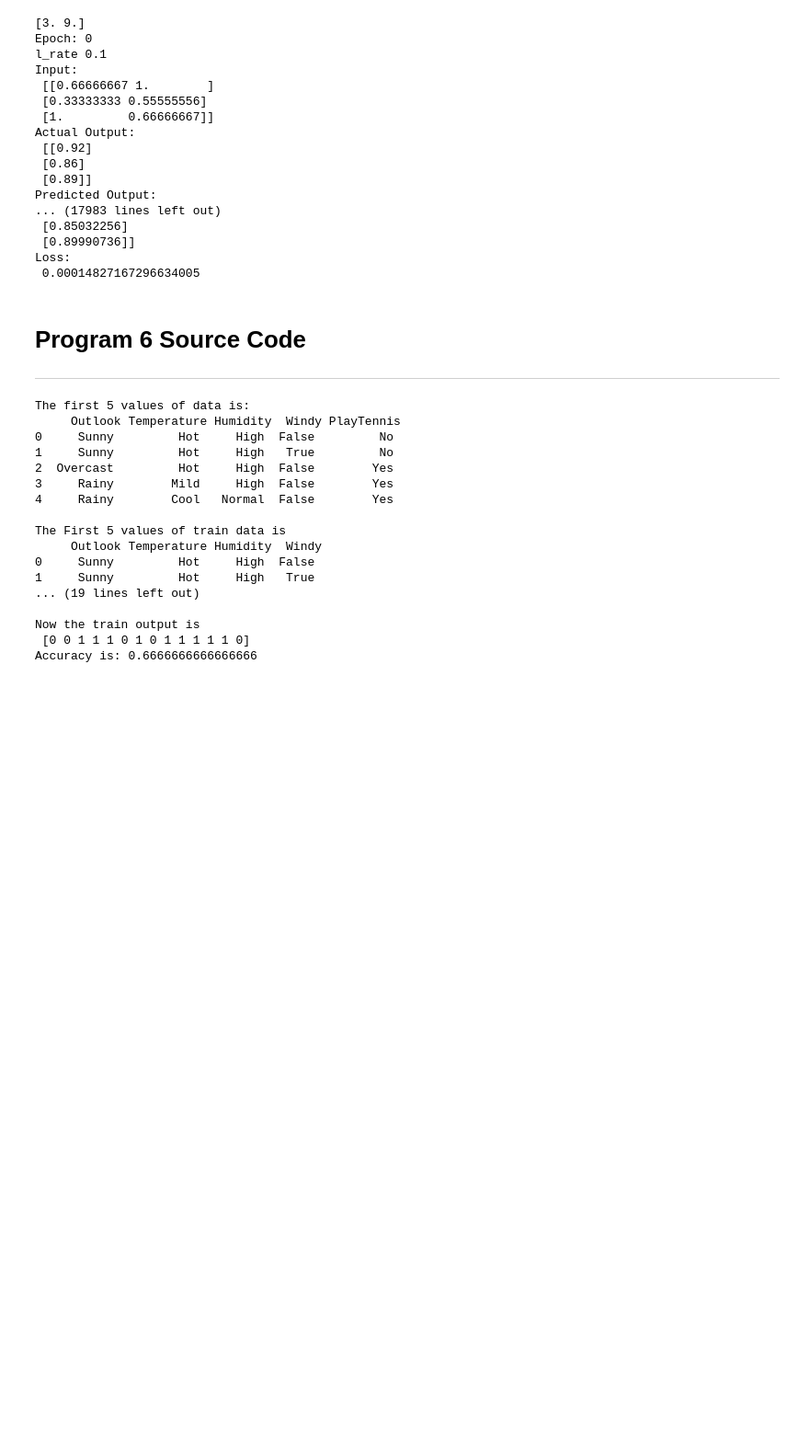
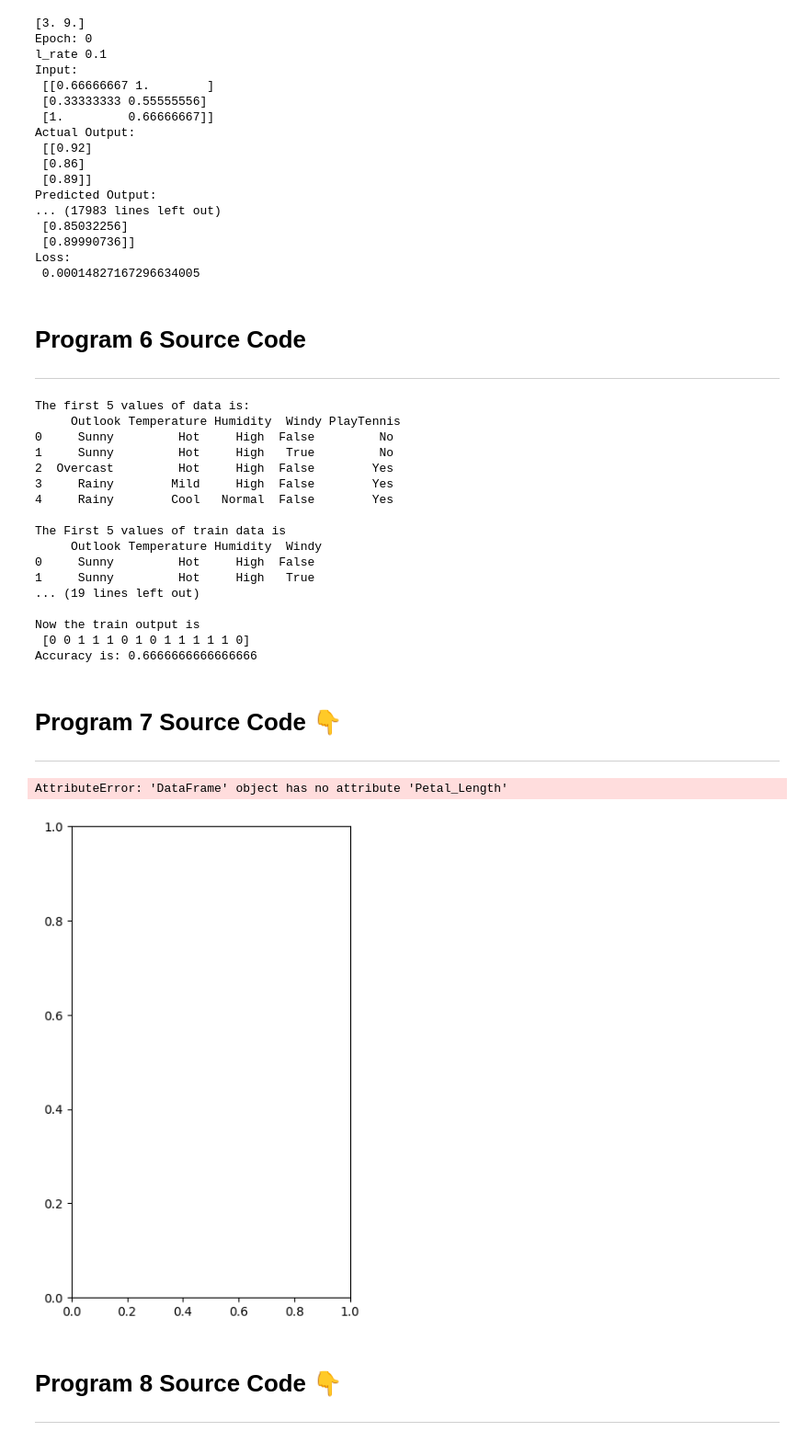
Before and after one commit to Younus-Saberi/LabPrograms, a Jupyter notebook: AIML-Lab/pro1.ipynb, the cells around one changed output. Shown at 92% size. Cells and saved outputs as stored; diff of their text form; code cells hidden in the pictures; blank space fills up the shorter version.

Commit message:
added new programs

```diff
--- a/AIML-Lab/pro1.ipynb
+++ b/AIML-Lab/pro1.ipynb
@@ -282,3 +282,68 @@ The First 5 values of train data is
 Now the train output is
  [0 0 1 1 1 0 1 0 1 1 1 1 1 0]
 Accuracy is: 0.6666666666666666
+# %% [markdown]
+# Program 7 Source Code 👇
+---
+# %%
+import matplotlib.pyplot as plt
+from sklearn import datasets
+from sklearn.cluster import KMeans
+import pandas as pd
+import numpy as np
+
+iris = datasets.load_iris()
+X = pd.DataFrame(iris.data)
+X_columns = ['Sepal_Length','Sepal_Width','Petal_Length','Petal_Width']
+y = pd.DataFrame(iris.target)
+y.columns = ["Targets"]
+
+#Build K Means Model
+model = KMeans(n_clusters=3)
+model.fit(X)
+
+#Visualise the clustering results
+plt.figure(figsize=(14,7))
+colormap = np.array(['red','lime','black'])
+
+plt.subplot(1, 3, 1)
+plt.scatter(X.Petal_Length,X.Petal_Width,c=colormap[y.Targets], s=40)
+plt.title("Real Clusters")
+plt.xlabel("Petal Length")
+plt.ylabel("Petal Width")
+
+#plot model classifications
+plt.subplot(1, 3, 2)
+plt.scatter(X.Petal_Length, X.Petal_Width, c=colormap[model.labels_],s=40)
+plt.title("K_Means Clustering")
+plt.xlabel("Petal Length")
+plt.ylabel("Petal Width")
+
+
+#General EM for GMM
+from sklearn import preprocessing
+
+#transform your data
+scaler = preprocessing.StandardScaler()
+scaler.fit(X)
+xsa = scaler.transform(X)
+xs = pd.DataFrame(xsa, columns=X.columns)
+
+from sklearn.mixture import GaussianMixture
+gmm = GaussianMixture(n_components=40)
+gmm.fit(xs)
+
+plt.subplot(1,3,3)
+plt.scatter(X.Petal_Length,X.Petal_Width,c=colormap[0], s=40)
+plt.title("GMM Clustering")
+plt.xlabel("Petal Length")
+plt.ylabel("Petal Width")
+
+
+print("Done !! ✅")
+# %% [output]
+AttributeError: 'DataFrame' object has no attribute 'Petal_Length'
+[figure, added]
+# %% [markdown]
+# Program 8 Source Code 👇
+---
```
Also changed, not shown: parts of 3 cells of this notebook.
